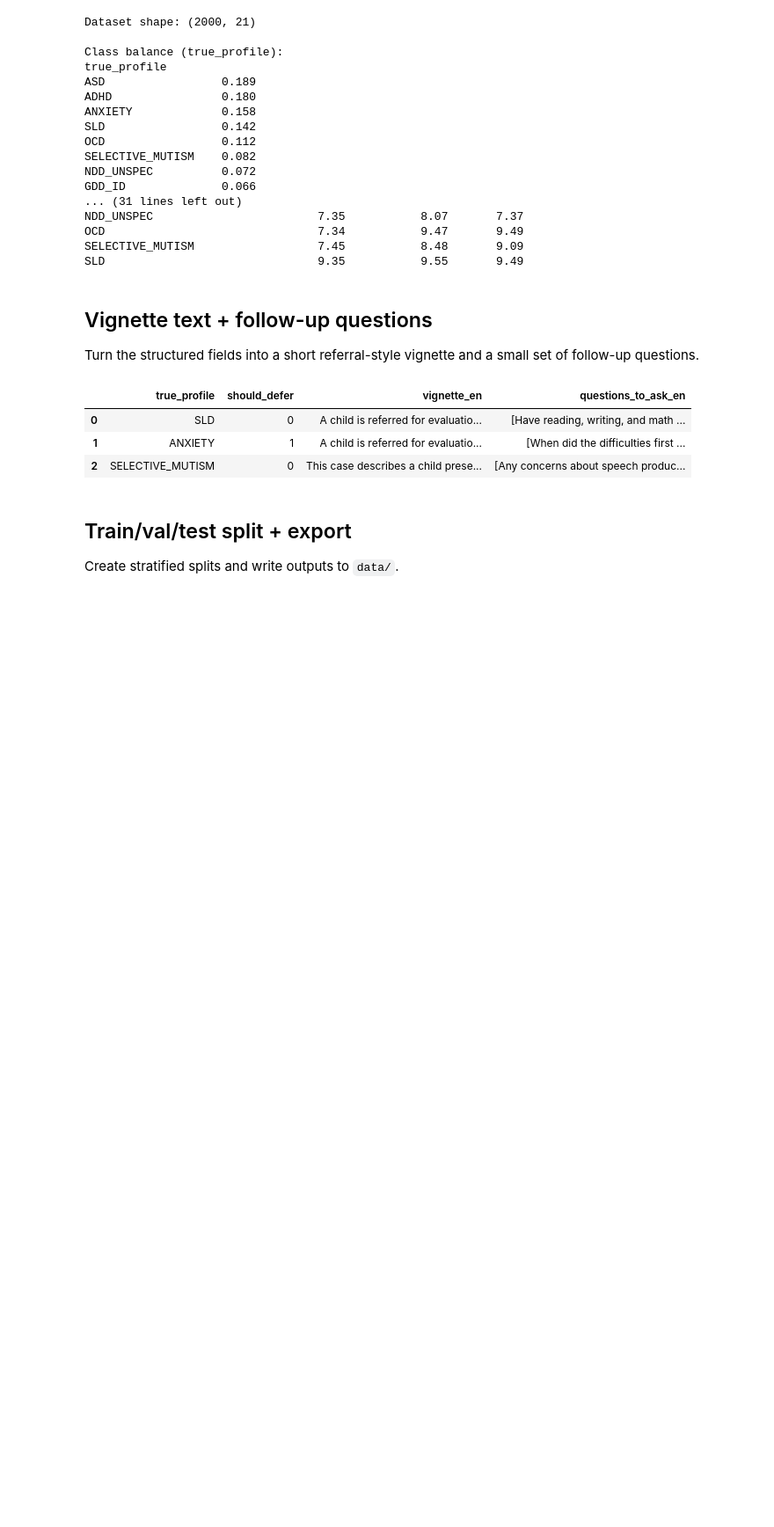
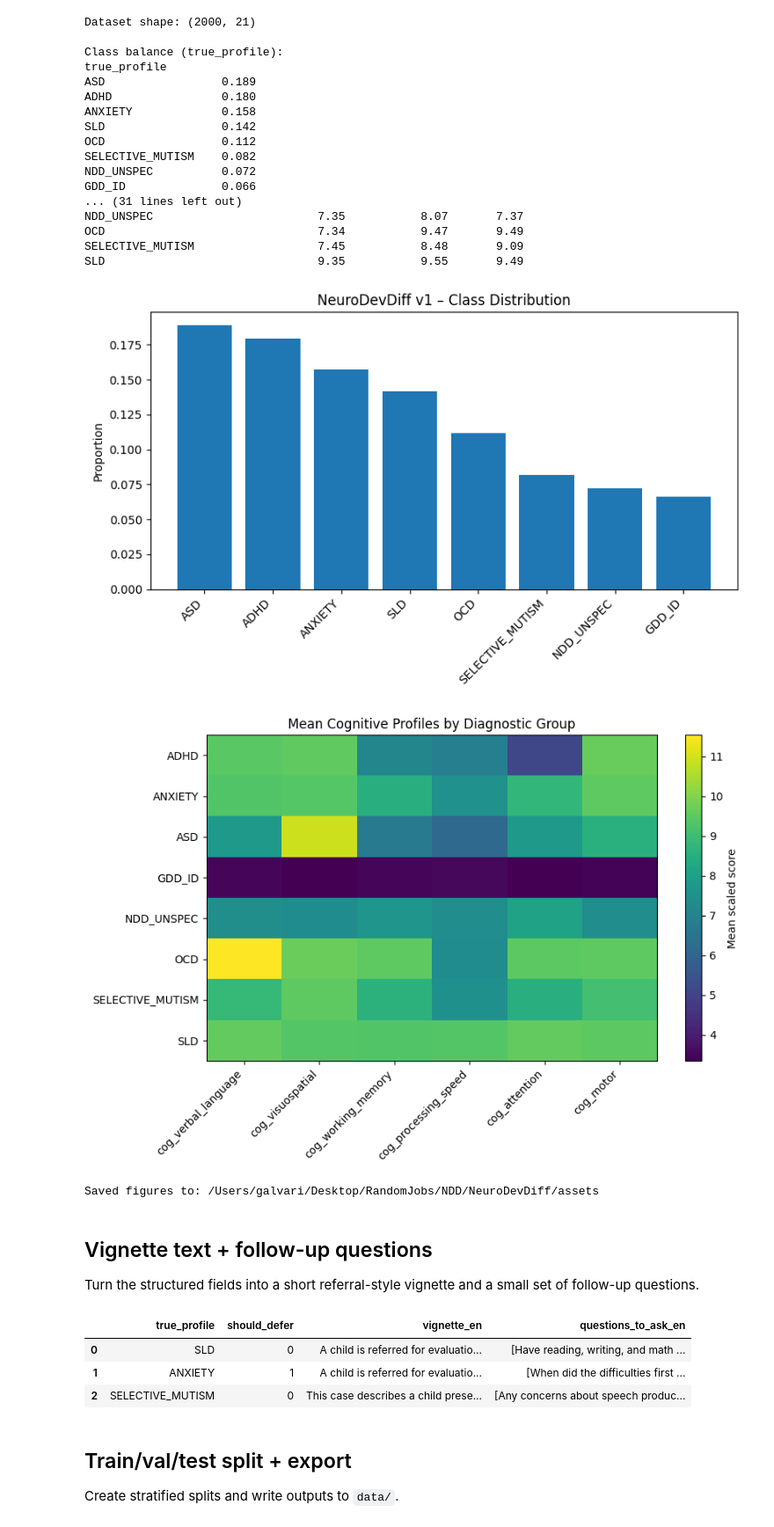
Before and after one commit to galvari/NeuroDevDiff, a Jupyter notebook: notebooks/00_generate_ndd_v1.ipynb, the cells around one changed output. Shown at 88% size. Drawn from its saved outputs; the diff is of its cells as text; code cells hidden in the pictures; blank space fills up the shorter version.

Commit message:
added plots and diagnostic to readme

```diff
--- a/notebooks/00_generate_ndd_v1.ipynb
+++ b/notebooks/00_generate_ndd_v1.ipynb
@@ -419,6 +419,55 @@ NDD_UNSPEC                        7.35           8.07       7.37
 OCD                               7.34           9.47       9.49
 SELECTIVE_MUTISM                  7.45           8.48       9.09
 SLD                               9.35           9.55       9.49
+# %%
+import matplotlib.pyplot as plt
+import numpy as np
+from pathlib import Path
+
+assets_dir = Path("../assets")
+assets_dir.mkdir(exist_ok=True)
+
+# ----------------------------
+# 1) Class distribution
+# ----------------------------
+class_counts = df["true_profile"].value_counts(normalize=True).sort_values(ascending=False)
+
+plt.figure(figsize=(8,5))
+plt.bar(class_counts.index, class_counts.values)
+plt.xticks(rotation=45, ha="right")
+plt.ylabel("Proportion")
+plt.title("NeuroDevDiff v1 – Class Distribution")
+plt.tight_layout()
+plt.savefig(assets_dir / "class_distribution.png", dpi=200)
+plt.show()
+plt.close()
+
+# ----------------------------
+# 2) Cognitive profile heatmap
+# ----------------------------
+cog_cols = [
+    "cog_verbal_language","cog_visuospatial","cog_working_memory",
+    "cog_processing_speed","cog_attention","cog_motor"
+]
+
+means = df.groupby("true_profile")[cog_cols].mean()
+
+plt.figure(figsize=(9,6))
+plt.imshow(means.values, aspect="auto")
+plt.colorbar(label="Mean scaled score")
+plt.xticks(range(len(cog_cols)), cog_cols, rotation=45, ha="right")
+plt.yticks(range(len(means.index)), means.index)
+plt.title("Mean Cognitive Profiles by Diagnostic Group")
+plt.tight_layout()
+plt.savefig(assets_dir / "cognitive_profiles.png", dpi=200)
+plt.show()
+plt.close()
+
+print("Saved figures to:", assets_dir.resolve())
+# %% [output]
+[figure, added]
+[figure, added]
+Saved figures to: /Users/galvari/Desktop/RandomJobs/NDD/NeuroDevDiff/assets
 # %% [markdown]
 ## Vignette text + follow-up questions
 
```
Also changed, not shown: parts of 2 cells of this notebook, 3 other files.
